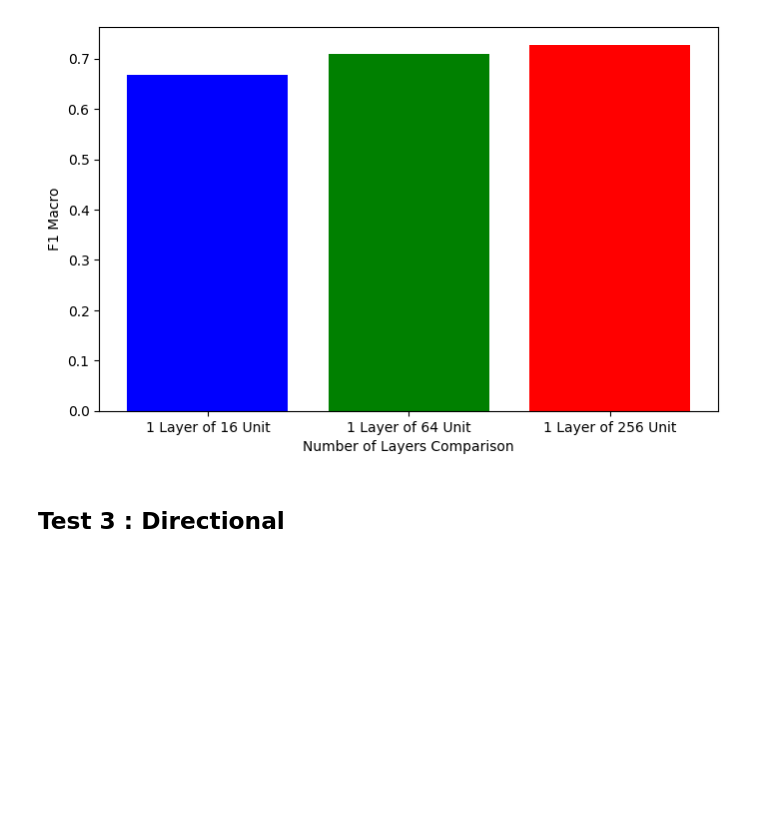
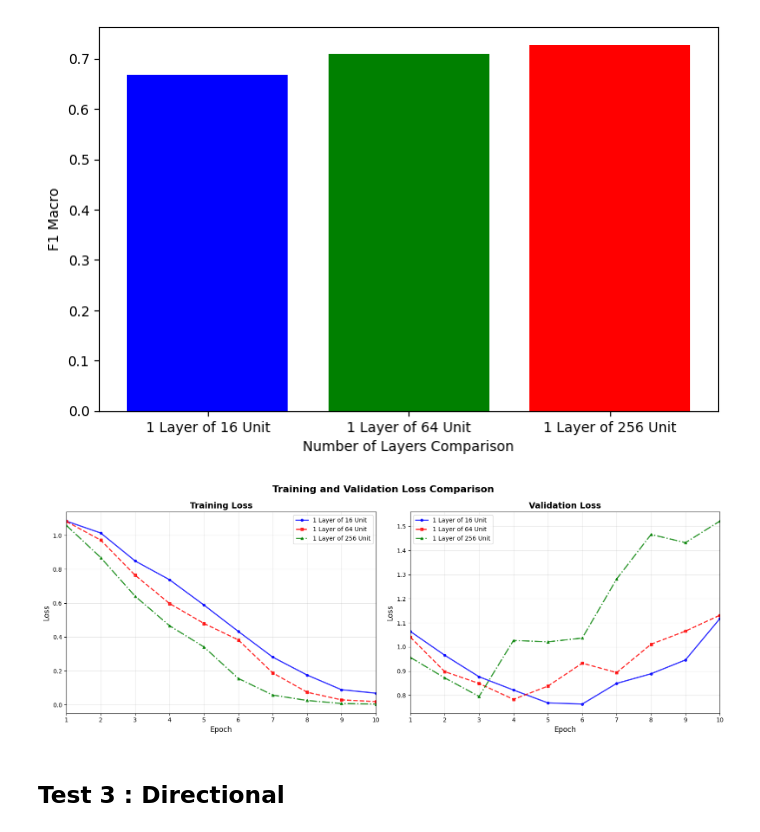
Before and after one commit to fauzanazz/Tubes2_IF3270-CNN-RNN-Scratch, a Jupyter notebook: src/LSTM/Testing.ipynb, the cells around one changed output. Saved outputs shown, nothing was run; the diff lists cells and outputs as text; code cells hidden in the pictures; blank space fills up the shorter version.

```diff
--- a/src/LSTM/Testing.ipynb
+++ b/src/LSTM/Testing.ipynb
@@ -312,6 +322,15 @@ plt.ylabel('F1 Macro')
 # %% [output]
 Text(0, 0.5, 'F1 Macro')
 [figure]
+# %%
+plot_loss_curves(
+    history_2_1,
+    history_2_2,
+    history_2_3,
+    labels=["1 Layer of 16 Unit", "1 Layer of 64 Unit", "1 Layer of 256 Unit"]
+)
+# %% [output]
+[figure, added]
 # %% [markdown]
 ## Test 3 : Directional
 # %%
```
Also changed, not shown: parts of 10 cells of this notebook, 11 other files.
